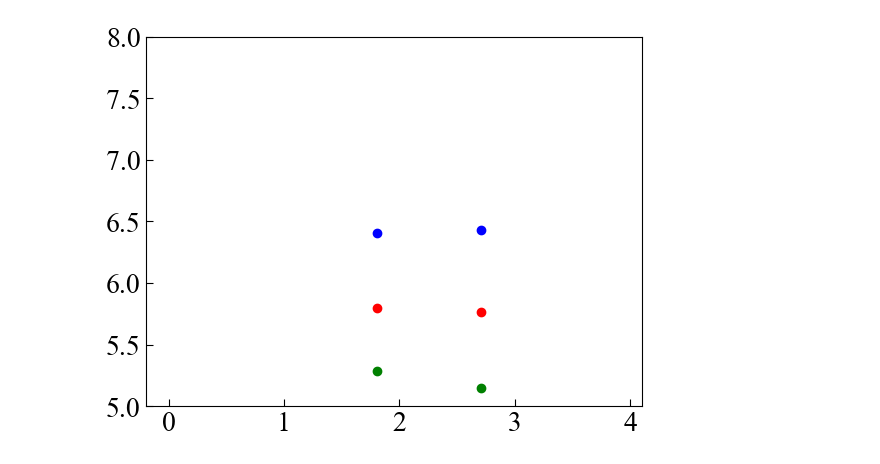
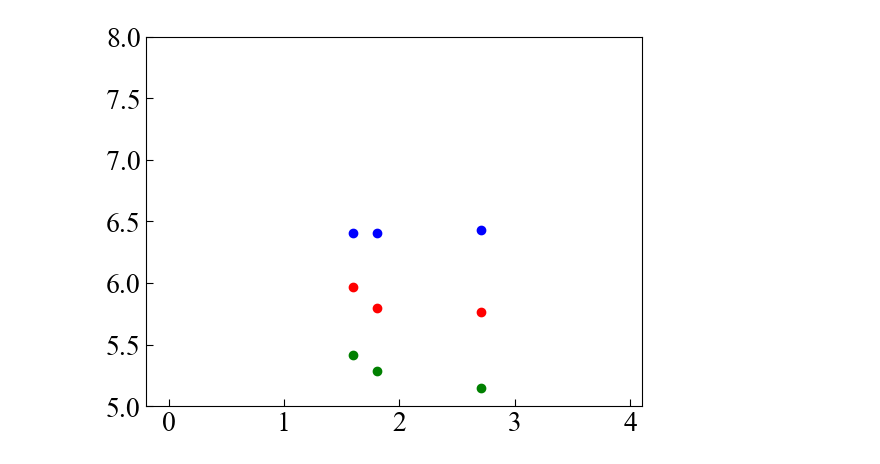
Before and after one commit to maedarn/code_tohoku, a Jupyter notebook: py/time-performance.ipynb, the cells around one changed output. Cells and saved outputs as stored; diff of their text form; code cells hidden in the pictures.

```diff
--- a/py/time-performance.ipynb
+++ b/py/time-performance.ipynb
@@ -68,6 +78,8 @@ plt.show()
 fig = plt.figure()
 ax = fig.add_subplot(111)
 #fig.subplots_adjust(bottom=0, left=0, top=1, right=1)
+
+num=3
 
 plt.rcParams["font.family"] = "Times New Roman"      #全体のフォントを設定
 plt.rcParams["xtick.direction"] = "in"               #x軸の目盛線が内向き('in')か外向き('out')か双方向か('inout')
@@ -76,11 +88,12 @@ plt.rcParams["xtick.major.size"] = 5                #x軸主目盛り線の長
 plt.rcParams["ytick.major.size"] = 5                #y軸主目盛り線の長さ
 plt.rcParams["font.size"] = 20                       #フォントの大きさ
 
-scl1=[0] * 2
-scl2=[0] * 2
-scl3=[0] * 2
+scl1=[0] * num
+scl2=[0] * num
+scl3=[0] * num
 
-prs=[0] * 2
+prs=[0] * num
+
 
 
 scl1[0]=193681.5608958686
@@ -97,32 +110,38 @@ scl2[1]=575764.4620807866
 scl3[1]=2672973.539849858
 #0.01225900650024414
 
+scl1[2]=258154.16389833787
+scl2[2]=934545.791559139
+scl3[2]=2522741.4367107195
+
 prs[0]=64.0
 prs[1]=512.0
+prs[2]=40.0
+
 
 
 scl1=np.log10(scl1)
 scl2=np.log10(scl2)
 scl3=np.log10(scl3)
 
 prs=np.log10(prs)
 
 
 plt.xlim([-0.2, 4.1]) # x方向の描画範囲を指定
 plt.ylim([5, 8]) # y方向の描画範囲を指定
 plt.plot(prs, scl3 ,c='blue',marker="o",linewidth=0)
 plt.plot(prs, scl2 ,c='red',marker="o",linewidth=0)
 plt.plot(prs, scl1 ,c='green',marker="o",linewidth=0)
 
 
 #pp = PdfPages('/Users/maeda/Desktop/phi'+"%03.f"%(i)+'.pdf')
 pp = PdfPages('/Users/maedarn/Desktop/phierr.pdf')
 # 画像をPDFとして保存する
 pp.savefig(fig, bbox_inches='tight',transparent=True)
 # PDFの保存終了
 pp.close()
 
 
 plt.show()
 # %% [output]
-[figure, old version]
+[figure, new version]
```
Also changed, not shown: parts of 1 cell of this notebook, 2 other files.
